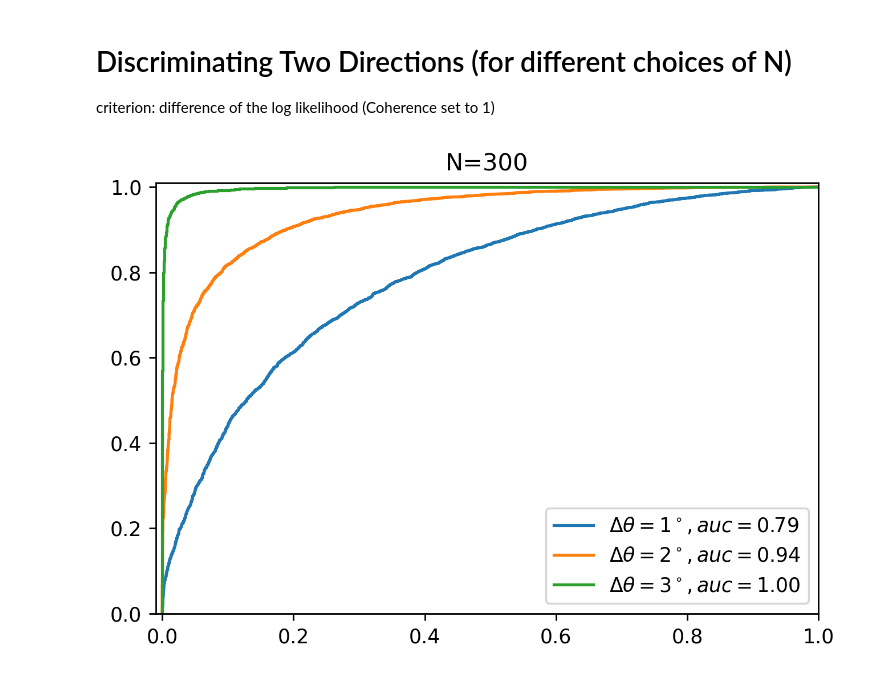
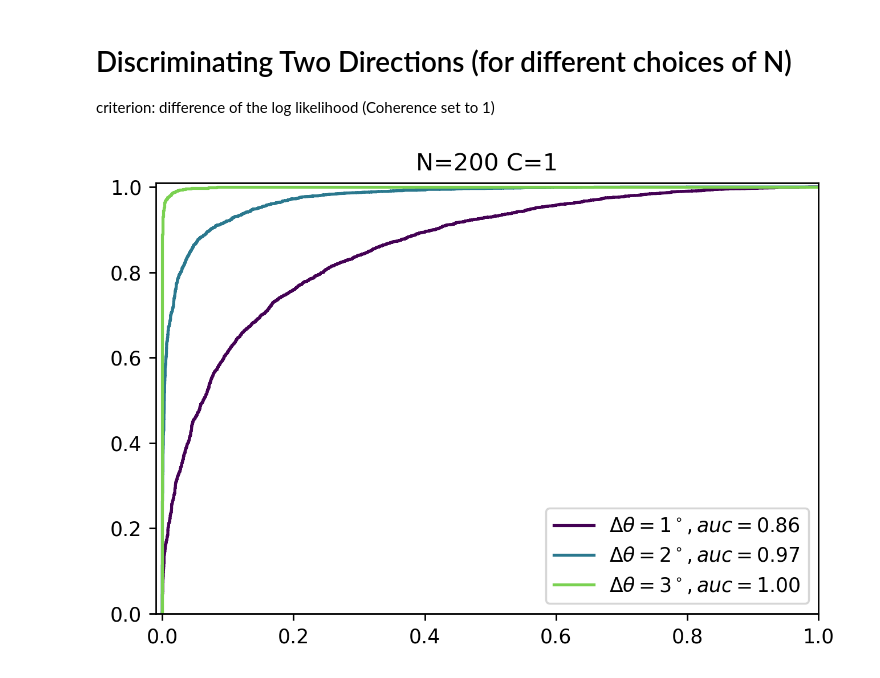
Before and after one commit to aGiorlandino/Theoretical_Neuroscience_ENS, a Jupyter notebook: Likelihood_estimator.ipynb, the cells around one changed output. Saved outputs shown, nothing was run; the diff lists cells and outputs as text; code cells hidden in the pictures.

```diff
--- a/Likelihood_estimator.ipynb
+++ b/Likelihood_estimator.ipynb
@@ -16,21 +20,16 @@ def log_likelihood(response, theta, theta_tune):
 # %% [markdown]
 # Building the Likelihood
 # %%
-N = 300
+N = 720
 
-theta_range = np.linspace(0, 2*np.pi, 1000)
+theta_range = np.linspace(0, 2*np.pi, 10000)
 theta_tune = np.random.choice(theta_range, size=N)
 
 random_theta = np.random.choice(theta_range)
-response = simulated_response(log_f(random_theta, theta_tune, kappa=3), N)
+response = simulated_response(theta=random_theta, theta_tune=theta_tune , N=N, C=1)
 
 
-
-full_log_likelihood=[]
-for theta in theta_range:
-    full_log_likelihood.append(log_likelihood(response, theta, theta_tune))
-
-full_log_likelihood=np.array(full_log_likelihood)
+full_log_likelihood=np.array([log_likelihood(response, theta=theta, theta_tune=theta_tune) for theta in theta_range])
 
 plt.figure(dpi=250)
 plt.plot(theta_range, full_log_likelihood/N, label="$\log L(\\theta)$", c="navy")
@@ -42,6 +41,7 @@ plt.scatter(theta_range[np.argmax(full_log_likelihood)],
                 label="max $\log L(\\theta)$")
 plt.xlabel("$\\theta$", fontsize=12)
 plt.ylabel("log-likelihood per neuron", fontsize=12)
+plt.xticks([n*np.pi/4 for n in range(9)], labels=["0", "$\pi/4$", "$\pi/2$", "$3\pi/4$", "$\pi$", "$5\pi/4$","$3\pi/2$", "$7\pi/4$","$2\pi$"], )
 plt.legend()
 plt.grid()
 # %% [output]
@@ -61,7 +61,7 @@ for N in N_range:
         theta_tune = np.random.choice(theta_range, size=N)
         random_theta_index = np.random.randint(0, len(theta_range))
         random_theta = theta_range[random_theta_index]
-        response = simulated_response(log_f(random_theta, theta_tune), N)
+        response = simulated_response(theta=random_theta, theta_tune=theta_tune , N=N)
         full_log_likelihood=[]
         for theta in theta_range:
             full_log_likelihood.append(log_likelihood(response, theta, theta_tune))
@@ -85,6 +85,10 @@ plt.show()
 # %% [markdown]
 # Discriminating Two Directions (for different choices of N)
 criterion: difference of the log likelihood (Coherence set to 1)
+# %%
+import matplotlib.pylab as pl
+colrs = pl.cm.viridis(np.linspace(0, 0.8, 3))
+colrs
 # %%
 from sklearn.metrics import roc_curve, auc
 
@@ -102,7 +106,7 @@ def roc(N,theta, delta_theta, n_trials, kappa=3, C=1):
     for trial in range(n_trials):
         y=np.random.choice([0, 1])
         y_true.append(y)
-        response = simulated_response(log_f(stimuli_angles[y], theta_tune, kappa=kappa), N, C=C)
+        response = simulated_response(theta=stimuli_angles[y], theta_tune=theta_tune , N=N, C=1)
         score.append(log_likelihood(response, stimuli_angles[1], theta_tune)-log_likelihood(response, stimuli_angles[0], theta_tune))
     #score=np.exp(np.array(score))
     fpr, tpr, _= roc_curve(y_true, score)
@@ -110,16 +114,18 @@ def roc(N,theta, delta_theta, n_trials, kappa=3, C=1):
     return fpr, tpr, auc_score
 # %%
 delta_angles= [1, 2, 3]
-N= 300
+N= 200
+i=0
 plt.figure(dpi=250)
 for delta in delta_angles:
     fpr, tpr, auc_score = roc(N, theta=0, delta_theta=delta/180*np.pi, n_trials=10000)
-    plt.plot(fpr, tpr, label="$\Delta \\theta = " +str(delta)+ "^\circ, auc= %.2f$" %  auc_score)
+    plt.plot(fpr, tpr, label="$\Delta \\theta = " +str(delta)+ "^\circ, auc= %.2f$" %  auc_score, color=colrs[i])
     plt.xlim(-0.01,1)
     plt.ylim(0,1.01)
+    i+=1
 
-plt.title("N="+str(N))
+plt.title("N="+str(N)+" C=1")
 plt.legend()
 plt.show()
 # %% [output]
-[figure, old version]
+[figure, new version]
```
Also changed, not shown: parts of 5 cells of this notebook, 5 other files.
